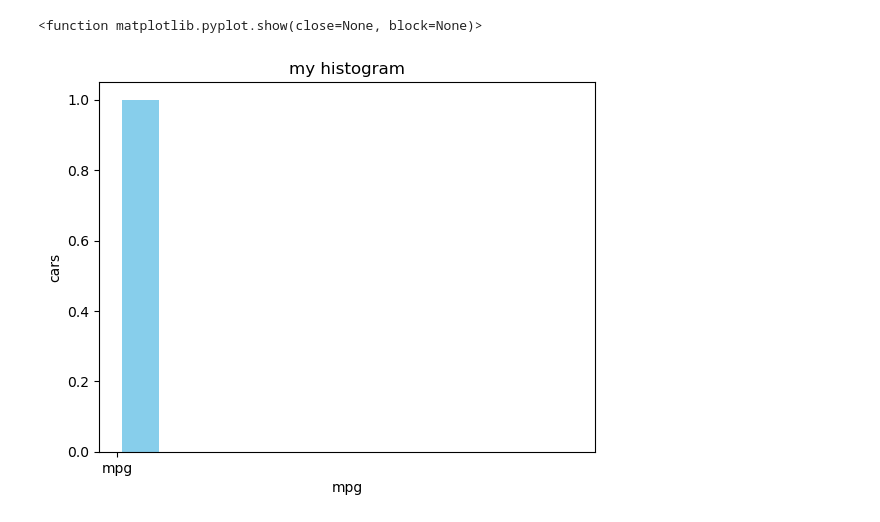
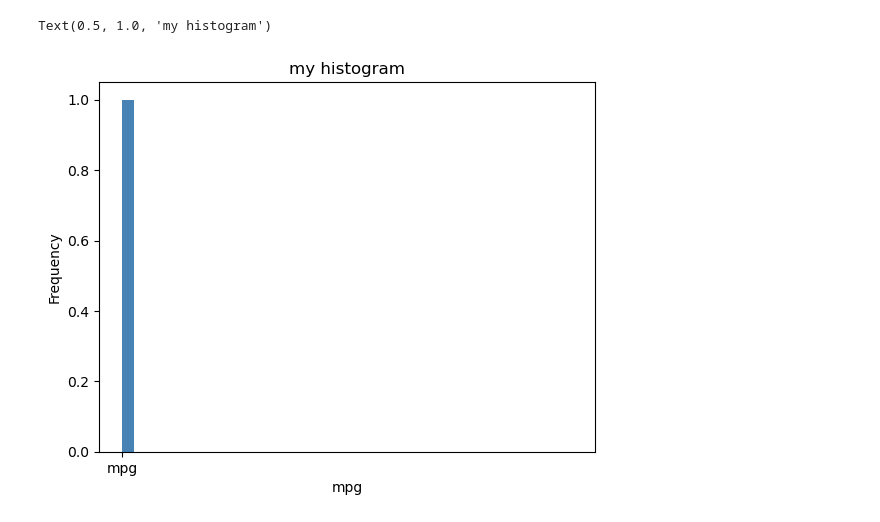
Before and after one commit to user22-23/day5, a Jupyter notebook: mtcars.ipynb, the cells around one changed output. Cells and saved outputs as stored; diff of their text form; code cells hidden in the pictures.

```diff
--- a/mtcars.ipynb
+++ b/mtcars.ipynb
@@ -25,12 +15,10 @@ mtcars_df
 # %%
-wages =['mpg']
-range=(0,50)
+range=(0,30)
 bins=10
-plt.hist(wages,bins,range,color='skyblue',histtype='bar',rwidth=0.8)
+plt.hist('mpg',range,bins,color='steelblue',histtype='bar',width=0.8)
 plt.xlabel('mpg')
-plt.ylabel('cars')
+plt.ylabel('Frequency')
 plt.title('my histogram')
-plt.show
 # %% [output]
-<function matplotlib.pyplot.show(close=None, block=None)>
+Text(0.5, 1.0, 'my histogram')
-[figure, old version]
+[figure, new version]
```
Also changed, not shown: parts of 4 cells of this notebook.
